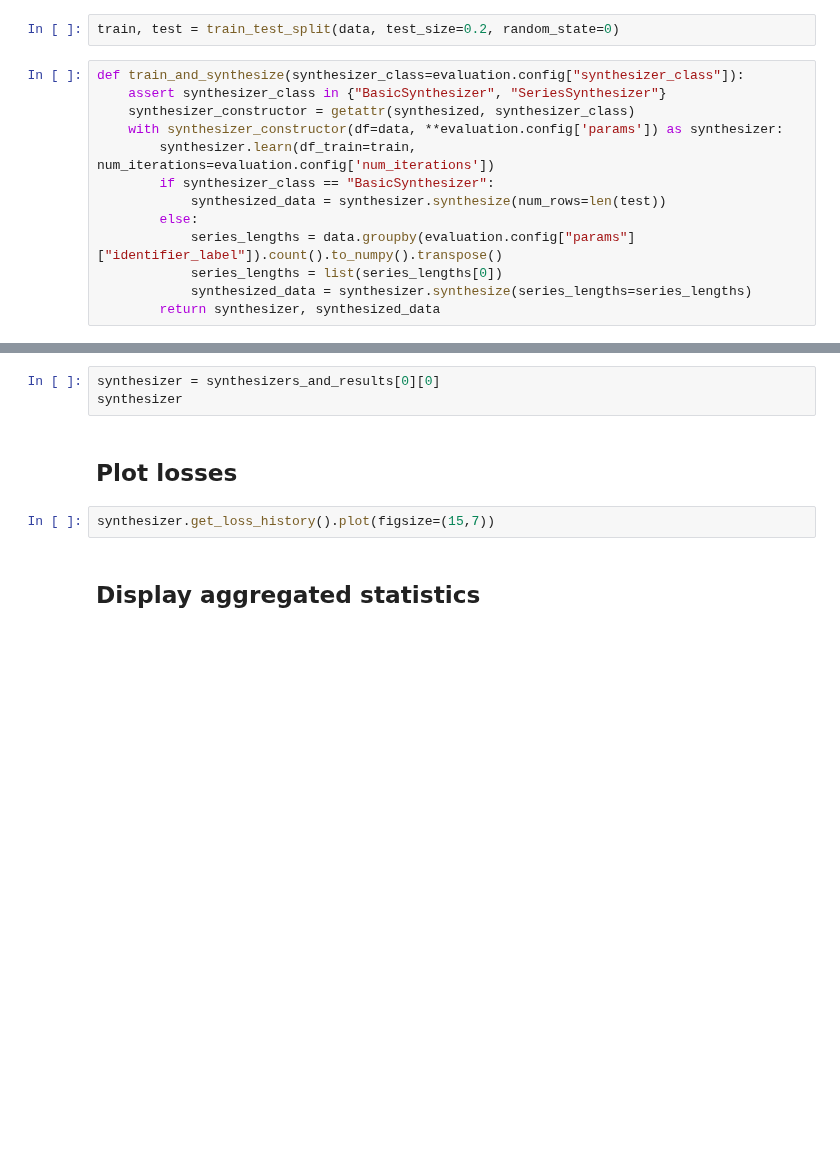
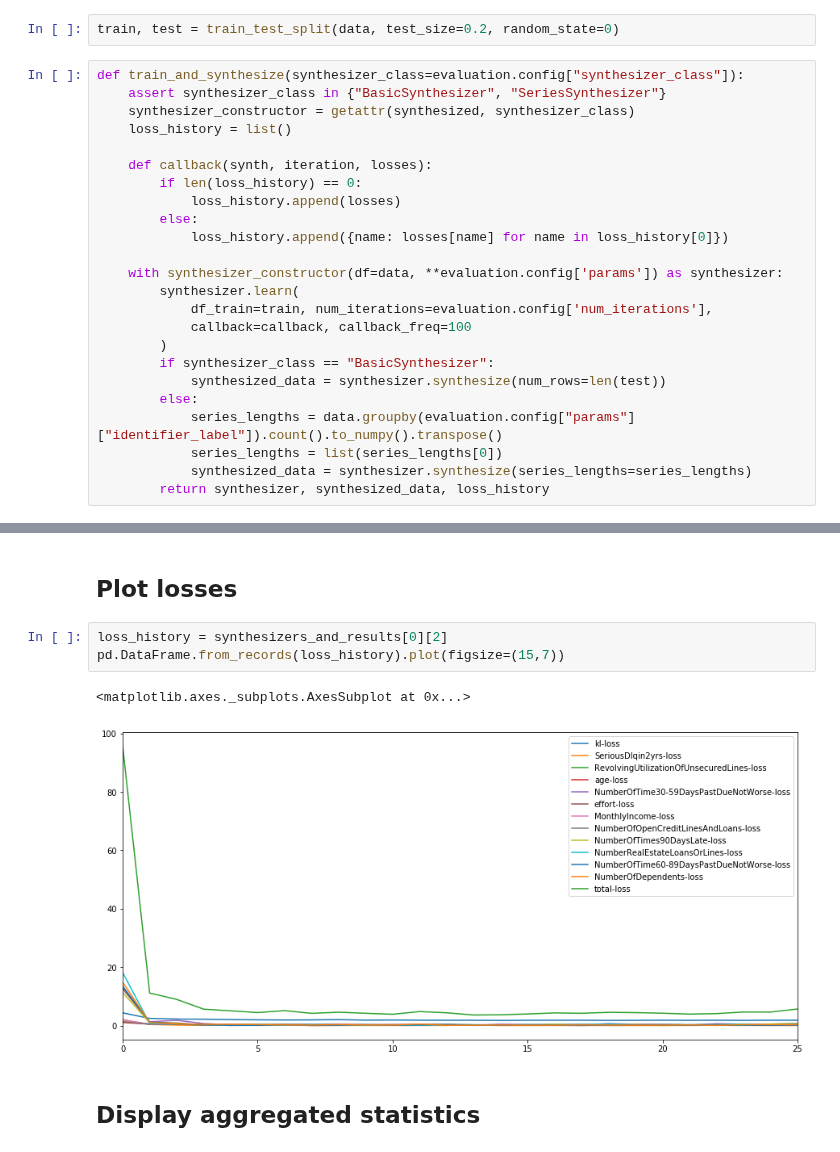
Before and after one commit to synthesized-io/insight, a Jupyter notebook: evaluation/dataset_evaluation.ipynb, the cells around one changed output, grey strips where cells are left out. Drawn from its saved outputs; the diff is of its cells as text; blank space fills up the shorter version.

Commit message:
fixed evaluation notebook

```diff
--- a/evaluation/dataset_evaluation.ipynb
+++ b/evaluation/dataset_evaluation.ipynb
@@ -41,15 +60,26 @@ train, test = train_test_split(data, test_size=0.2, random_state=0)
 def train_and_synthesize(synthesizer_class=evaluation.config["synthesizer_class"]):
     assert synthesizer_class in {"BasicSynthesizer", "SeriesSynthesizer"}
     synthesizer_constructor = getattr(synthesized, synthesizer_class)
+    loss_history = list()
+
+    def callback(synth, iteration, losses):
+        if len(loss_history) == 0:
+            loss_history.append(losses)
+        else:
+            loss_history.append({name: losses[name] for name in loss_history[0]})
+
     with synthesizer_constructor(df=data, **evaluation.config['params']) as synthesizer:
-        synthesizer.learn(df_train=train, num_iterations=evaluation.config['num_iterations'])
+        synthesizer.learn(
+            df_train=train, num_iterations=evaluation.config['num_iterations'],
+            callback=callback, callback_freq=100
+        )
         if synthesizer_class == "BasicSynthesizer":
             synthesized_data = synthesizer.synthesize(num_rows=len(test))
         else:
             series_lengths = data.groupby(evaluation.config["params"]["identifier_label"]).count().to_numpy().transpose()
             series_lengths = list(series_lengths[0])
             synthesized_data = synthesizer.synthesize(series_lengths=series_lengths)
-        return synthesizer, synthesized_data
+        return synthesizer, synthesized_data, loss_history
 # %%
 %%capture
 synthesizers_and_results = [train_and_synthesize() for i in range(evaluation.config['num_passes'])]
@@ -57,10 +94,11 @@ synthesizers_and_results
-# %%
-synthesizer = synthesizers_and_results[0][0]
-synthesizer
 # %% [markdown]
 ## Plot losses
-# %%
-synthesizer.get_loss_history().plot(figsize=(15,7))
+# %%
+loss_history = synthesizers_and_results[0][2]
+pd.DataFrame.from_records(loss_history).plot(figsize=(15,7))
+# %% [output]
+<matplotlib.axes._subplots.AxesSubplot at 0x...>
+[figure, added]
 # %% [markdown]
 ## Display aggregated statistics
 # %%
```
Also changed, not shown: parts of 15 cells of this notebook, 2 other files.
